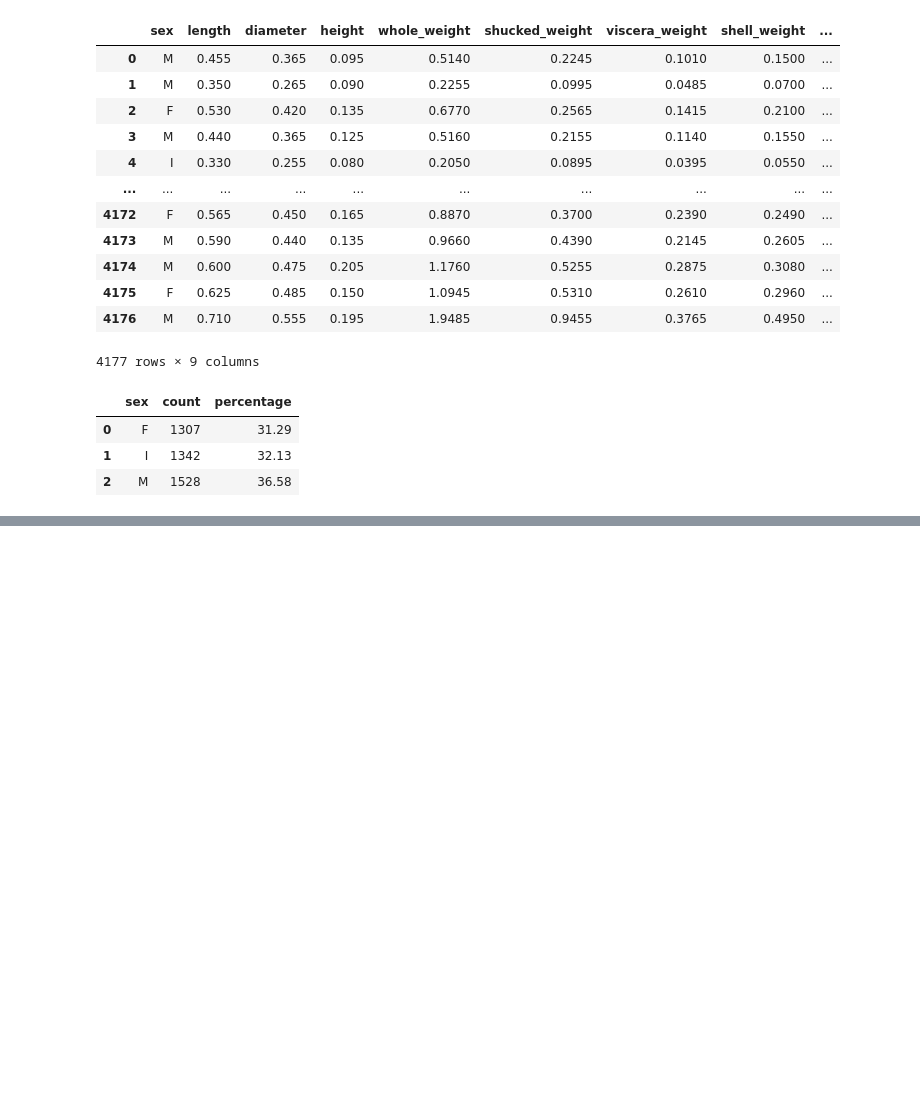
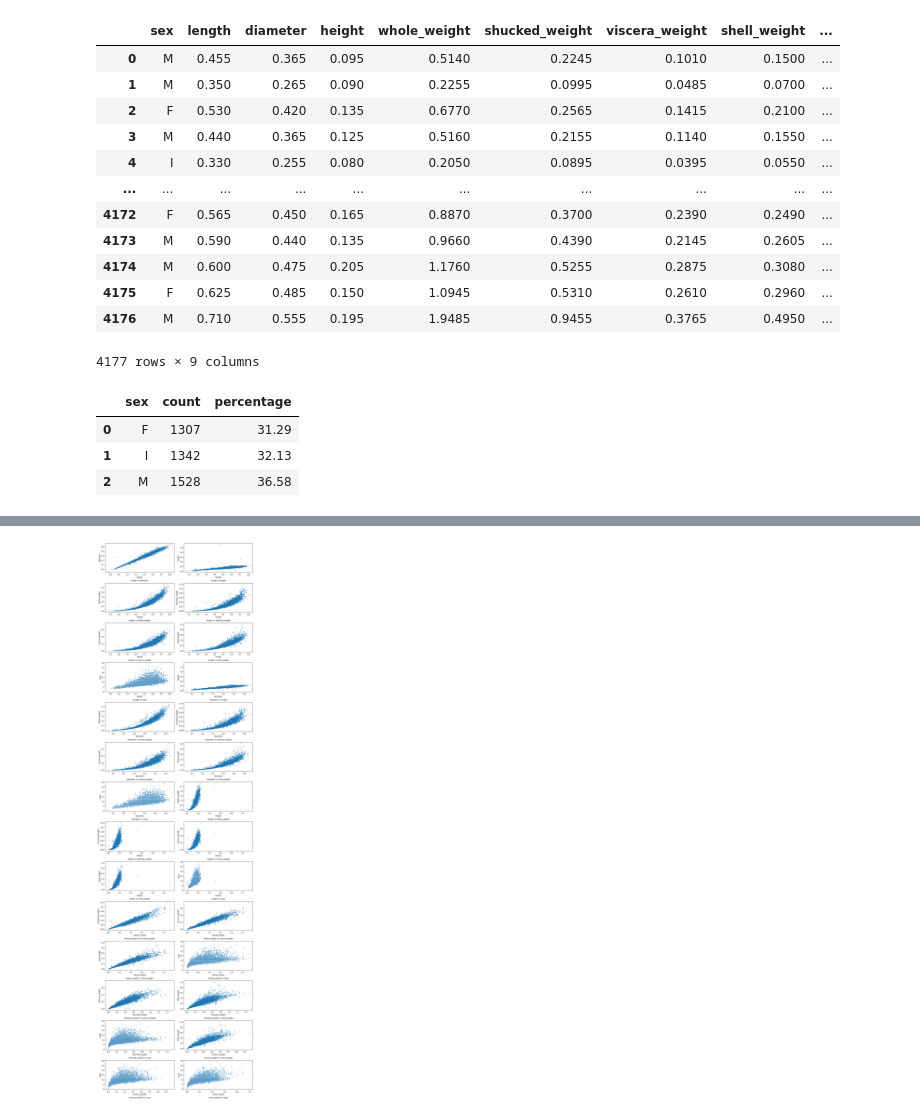
Before and after one commit to igoro00/pipython, a Jupyter notebook: Untitled-1.ipynb, the cells around one changed output, grey strips where cells are left out. Saved outputs shown, nothing was run; the diff lists cells and outputs as text; code cells hidden in the pictures; blank space fills up the shorter version.

```diff
--- a/Untitled-1.ipynb
+++ b/Untitled-1.ipynb
@@ -76,0 +94,15 @@ plt.show()
+# %%
+fig, axs = plt.subplots(14, 2, figsize=(12, 42))
+flat_axs = chain.from_iterable(axs)
+pairs = combinations(df.select_dtypes(include=[np.number]).columns, 2)
+
+for (col1, col2), ax in zip(pairs, flat_axs):
+    ax.scatter(df[col1], df[col2], s=5)
+    ax.set_xlabel(col1)
+    ax.set_ylabel(col2)
+    ax.text(0.5, -0.3, f'{col1} vs {col2}', transform=ax.transAxes, ha='center')
+
+plt.tight_layout()
+plt.show()
+# %% [output]
+[figure, added]
```
Also changed, not shown: parts of 11 cells of this notebook.
